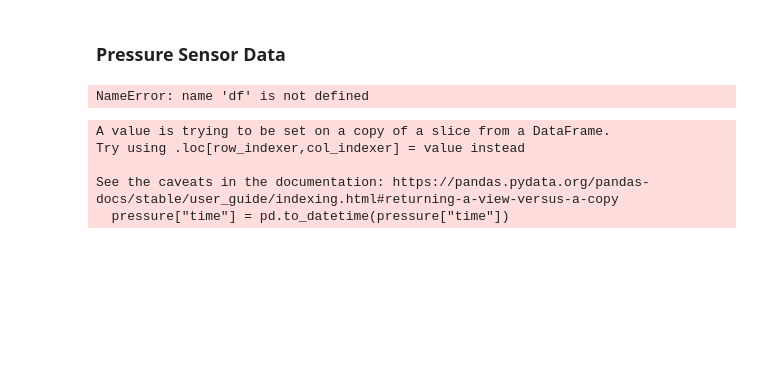
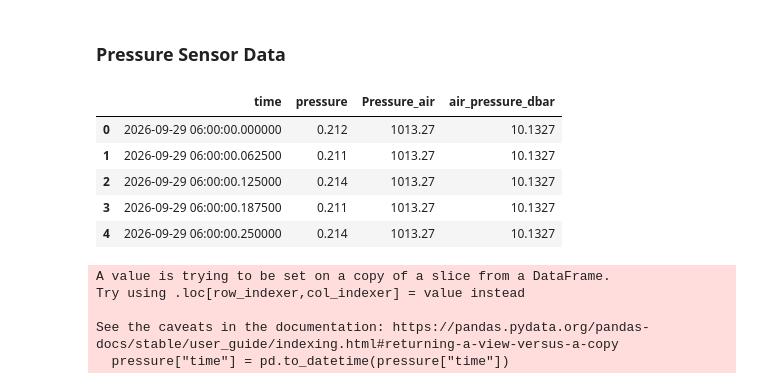
Before and after one commit to Florent11a/MDP, a Jupyter notebook: Plots.ipynb, the cells around one changed output. Saved outputs shown, nothing was run; the diff lists cells and outputs as text; code cells hidden in the pictures; blank space fills up the shorter version.

```diff
--- a/Plots.ipynb
+++ b/Plots.ipynb
@@ -165,11 +165,53 @@ plot_overlay("B4-64", before = 240, after = 240, col = "analog1")
 # %%
 # print(df['pressure'])
 # print(df['time'])
-# %%
-pressure = df[['time','pressure']]  # in bar
-print(pressure)
-# %% [output]
-NameError: name 'df' is not defined
+# %%
+# SSC01 pressure is sampled at 16 Hz; tidalinfo2909 contains lower-frequency
+# atmospheric pressure and water-level observations.
+pressure = df_SSC01[["time", "pressure"]].copy()
+pressure["time"] = pd.to_datetime(pressure["time"])
+
+tidalinfo2909 = pd.read_csv("1762026_aligned.csv")
+tidalinfo2909["datetime"] = pd.to_datetime(tidalinfo2909["datetime"])
+tidalinfo2909["Pressure_air"] = pd.to_numeric(
+    tidalinfo2909["Pressure_air"], errors="coerce"
+)
+air_pressure = (
+    tidalinfo2909.dropna(subset=["datetime", "Pressure_air"])
+    .assign(datetime=lambda frame: frame["datetime"].dt.floor("min"))
+    .groupby("datetime", as_index=False)["Pressure_air"]
+    .median()
+    .rename(columns={"datetime": "time"})
+    .sort_values("time")
+)
+
+# Match by time rather than row number; the tolerance prevents distant joins.
+pressure = pd.merge_asof(
+    pressure.sort_values("time"),
+    air_pressure,
+    on="time",
+    direction="nearest",
+    tolerance=pd.Timedelta("90s"),
+)
+if pressure["Pressure_air"].isna().any():
+    missing_fraction = pressure["Pressure_air"].isna().mean()
+    raise ValueError(
+        f"Atmospheric pressure is missing for {missing_fraction:.1%} of SSC samples; "
+        "check the logger time ranges before continuing."
+    )
+
+# Pressure_air is in hPa; 1 dbar is approximately 1 hPa.
+pressure["air_pressure_dbar"] = pressure["Pressure_air"] / 100.0
+
+display(pressure[["time", "pressure", "Pressure_air", "air_pressure_dbar"]].head())
+# display(tidalinfo2909)
+# %% [output]
+|  | time | pressure | Pressure_air | air_pressure_dbar |
+| 0 | 2026-09-29 06:00:00.000000 | 0.212 | 1013.27 | 10.1327 |
+| 1 | 2026-09-29 06:00:00.062500 | 0.211 | 1013.27 | 10.1327 |
+| 2 | 2026-09-29 06:00:00.125000 | 0.214 | 1013.27 | 10.1327 |
+| 3 | 2026-09-29 06:00:00.187500 | 0.211 | 1013.27 | 10.1327 |
+| 4 | 2026-09-29 06:00:00.250000 | 0.214 | 1013.27 | 10.1327 |
 # %%
 pressure["time"] = pd.to_datetime(pressure["time"])
 
```
Also changed, not shown: parts of 7 cells of this notebook.
